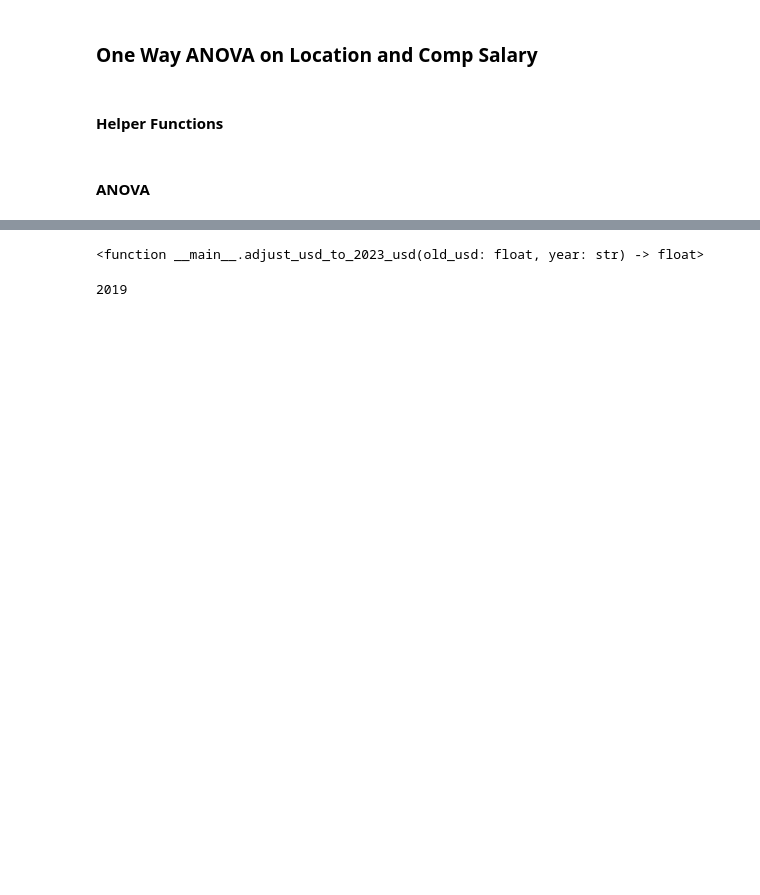
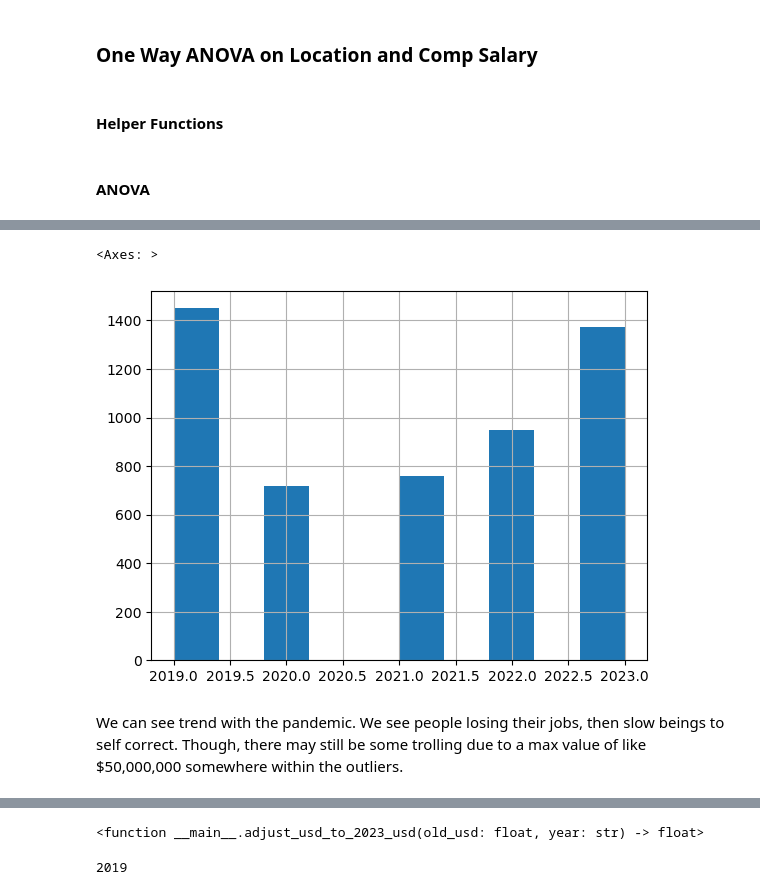
Before and after one commit to lmg1404/data_professionals_analysis, a Jupyter notebook: analysis.ipynb, the cells around one changed output, grey strips where cells are left out. Cells and saved outputs as stored; diff of their text form; code cells hidden in the pictures; blank space fills up the shorter version.

```diff
--- a/analysis.ipynb
+++ b/analysis.ipynb
@@ -441,5 +448,6 @@ loc_so.dtypes, loc_sal.dtypes
 # %%
 IQR = location["convertedcompyearly"].quantile(0.75) - location["convertedcompyearly"].quantile(0.25)
 q3 = location["convertedcompyearly"].quantile(0.75)
-len(location[location['convertedcompyearly'] > q3 + IQR])
+outliers = location[location['convertedcompyearly'] > q3 + IQR]
+print(f"Outliers: {len(outliers)} vs. Normal: {len(location)}")
 # %% [output]
@@ -447,3 +455,4 @@ len(location[location['convertedcompyearly'] > q3 + IQR])
 # %%
-len(location)
+outliers = outliers.sort_values("convertedcompyearly", ascending=False)
+outliers.tail(10)
 # %% [output]
@@ -450,0 +470,7 @@ len(location)
+# %%
+outliers["year"].hist()
+# %% [output]
+<Axes: >
+[figure, added]
+# %% [markdown]
+We can see trend with the pandemic. We see people losing their jobs, then slow beings to self correct. Though, there may still be some trolling due to a max value of like \$50,000,000 somewhere within the outliers.
```
Also changed, not shown: parts of 17 cells of this notebook, 1 other file.
